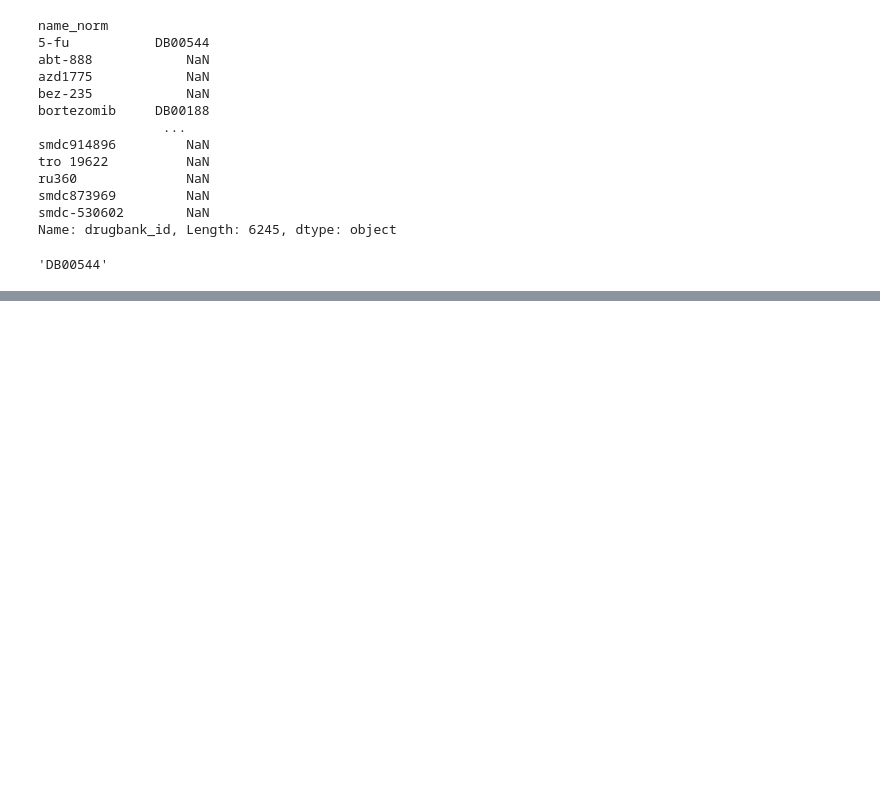
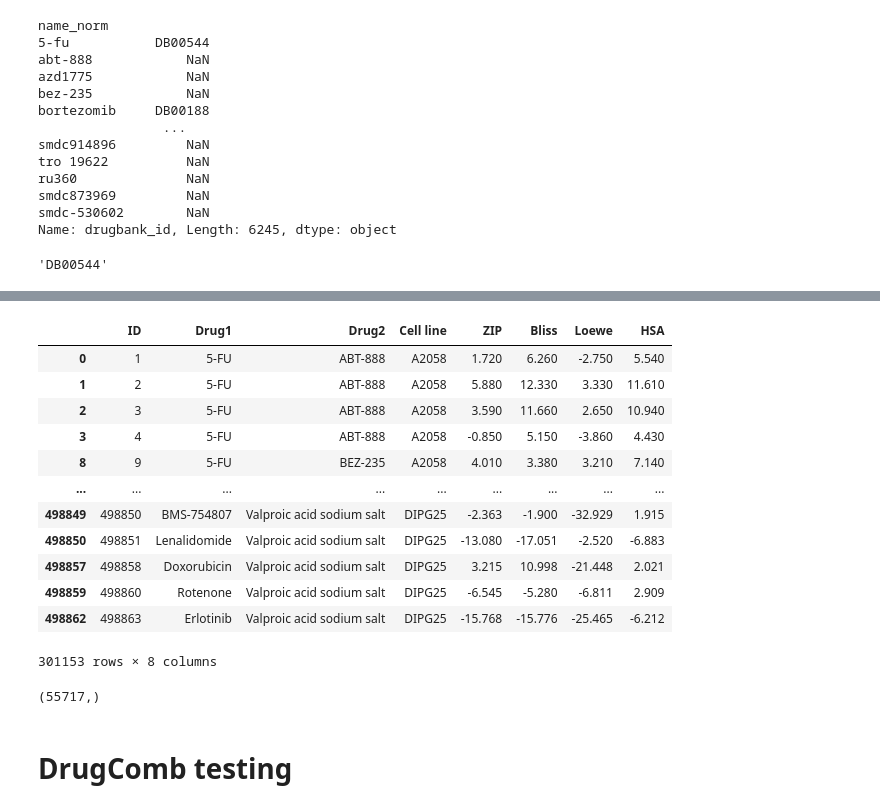
Before and after one commit to xuz24/MD-syn-GEMS, a Jupyter notebook: notebook.ipynb, the cells around one changed output, grey strips where cells are left out. Saved outputs shown, nothing was run; the diff lists cells and outputs as text; code cells hidden in the pictures; blank space fills up the shorter version.

```diff
--- a/notebook.ipynb
+++ b/notebook.ipynb
@@ -714,0 +835,28 @@ mapping_df.loc['5-fu']
+# %%
+group_means = combdb_df.groupby(['Drug1', 'Drug2'])['ZIP'].transform('mean')
+
+filtered_df = combdb_df[(group_means > 10) | (group_means < 0)]
+filtered_df
+# %% [output]
+|  | ID | Drug1 | Drug2 | Cell line | ZIP | Bliss | Loewe | HSA |
+| 0 | 1 | 5-FU | ABT-888 | A2058 | 1.720 | 6.260 | -2.750 | 5.540 |
+| 1 | 2 | 5-FU | ABT-888 | A2058 | 5.880 | 12.330 | 3.330 | 11.610 |
+| 2 | 3 | 5-FU | ABT-888 | A2058 | 3.590 | 11.660 | 2.650 | 10.940 |
+| 3 | 4 | 5-FU | ABT-888 | A2058 | -0.850 | 5.150 | -3.860 | 4.430 |
+| 8 | 9 | 5-FU | BEZ-235 | A2058 | 4.010 | 3.380 | 3.210 | 7.140 |
+| ... | ... | ... | ... | ... | ... | ... | ... | ... |
+| 498849 | 498850 | BMS-754807 | Valproic acid sodium salt | DIPG25 | -2.363 | -1.900 | -32.929 | 1.915 |
+| 498850 | 498851 | Lenalidomide | Valproic acid sodium salt | DIPG25 | -13.080 | -17.051 | -2.520 | -6.883 |
+| 498857 | 498858 | Doxorubicin | Valproic acid sodium salt | DIPG25 | 3.215 | 10.998 | -21.448 | 2.021 |
+| 498859 | 498860 | Rotenone | Valproic acid sodium salt | DIPG25 | -6.545 | -5.280 | -6.811 | 2.909 |
+| 498862 | 498863 | Erlotinib | Valproic acid sodium salt | DIPG25 | -15.768 | -15.776 | -25.465 | -6.212 |
+301153 rows × 8 columns
+# %%
+group_means = combdb_df.groupby(['Drug1', 'Drug2'])['ZIP'].mean()
+
+filtered = group_means[(group_means > 10) | (group_means < 0)]
+filtered.shape
+# %% [output]
+(55717,)
+# %% [markdown]
+# DrugComb testing
```
Also changed, not shown: parts of 47 cells of this notebook, 4 other files.
